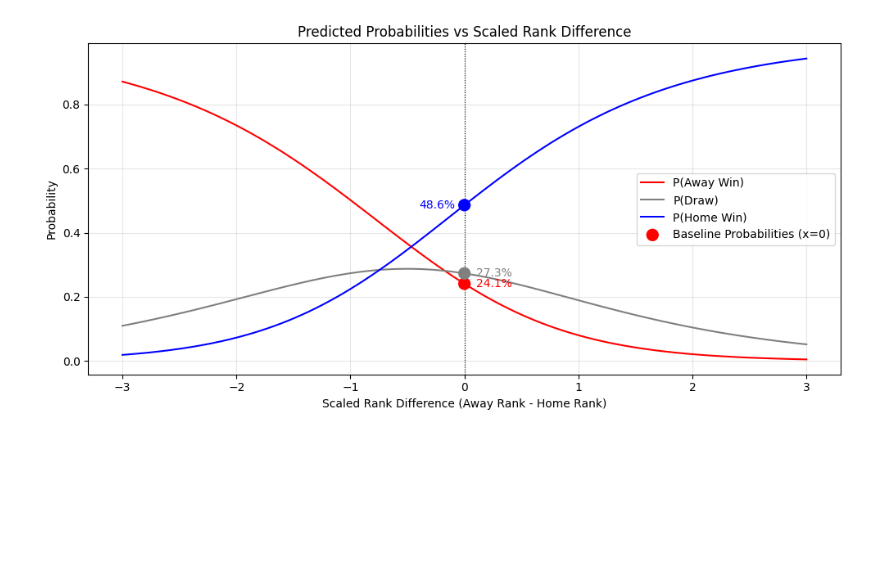
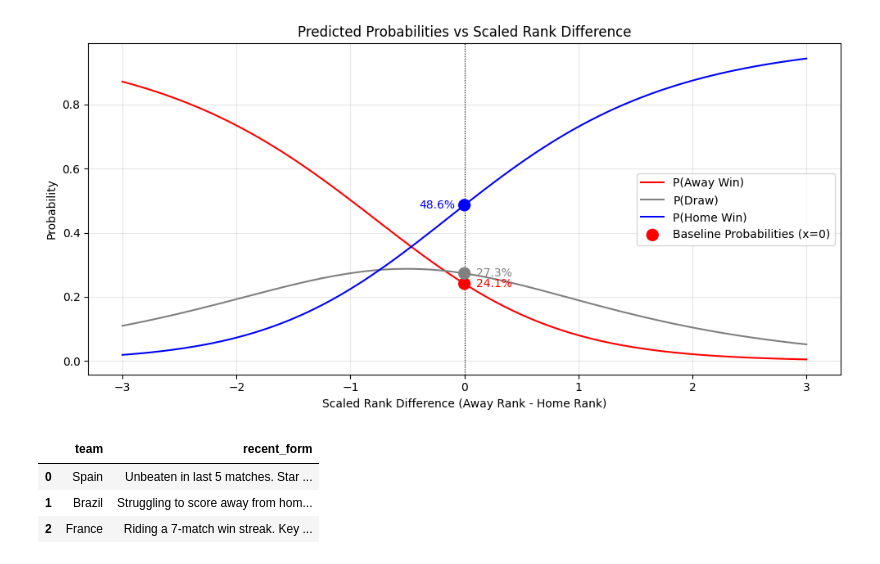
Before and after one commit to abhi-dev-codes/Match-Oracle, a Jupyter notebook: notebooks/01_eda_and_prep.ipynb, the cells around one changed output. Saved outputs shown, nothing was run; the diff lists cells and outputs as text; code cells hidden in the pictures; blank space fills up the shorter version.

```diff
--- a/notebooks/01_eda_and_prep.ipynb
+++ b/notebooks/01_eda_and_prep.ipynb
@@ -178,3 +164,12 @@ plt.show()
 # %% [output]
 [figure]
 [figure]
+# %%
+df=pd.read_csv(r"..\context\team_news.csv")
+# df[df.team=="Spain"]
+df
+# %% [output]
+|  | team | recent_form |
+| 0 | Spain | Unbeaten in last 5 matches. Star ... |
+| 1 | Brazil | Struggling to score away from hom... |
+| 2 | France | Riding a 7-match win streak. Key ... |
```
Also changed, not shown: parts of 1 cell of this notebook, 8 other files.
